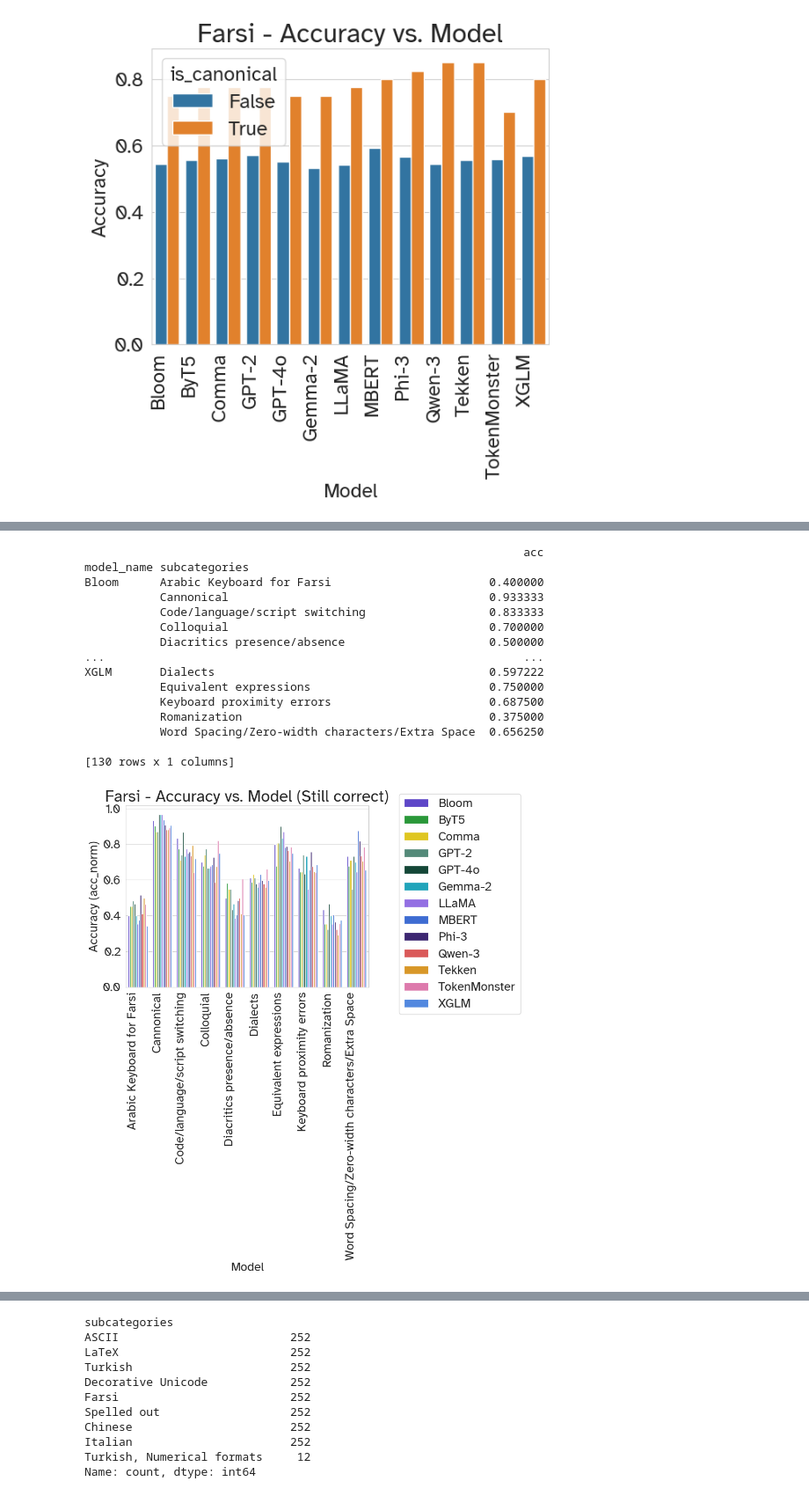
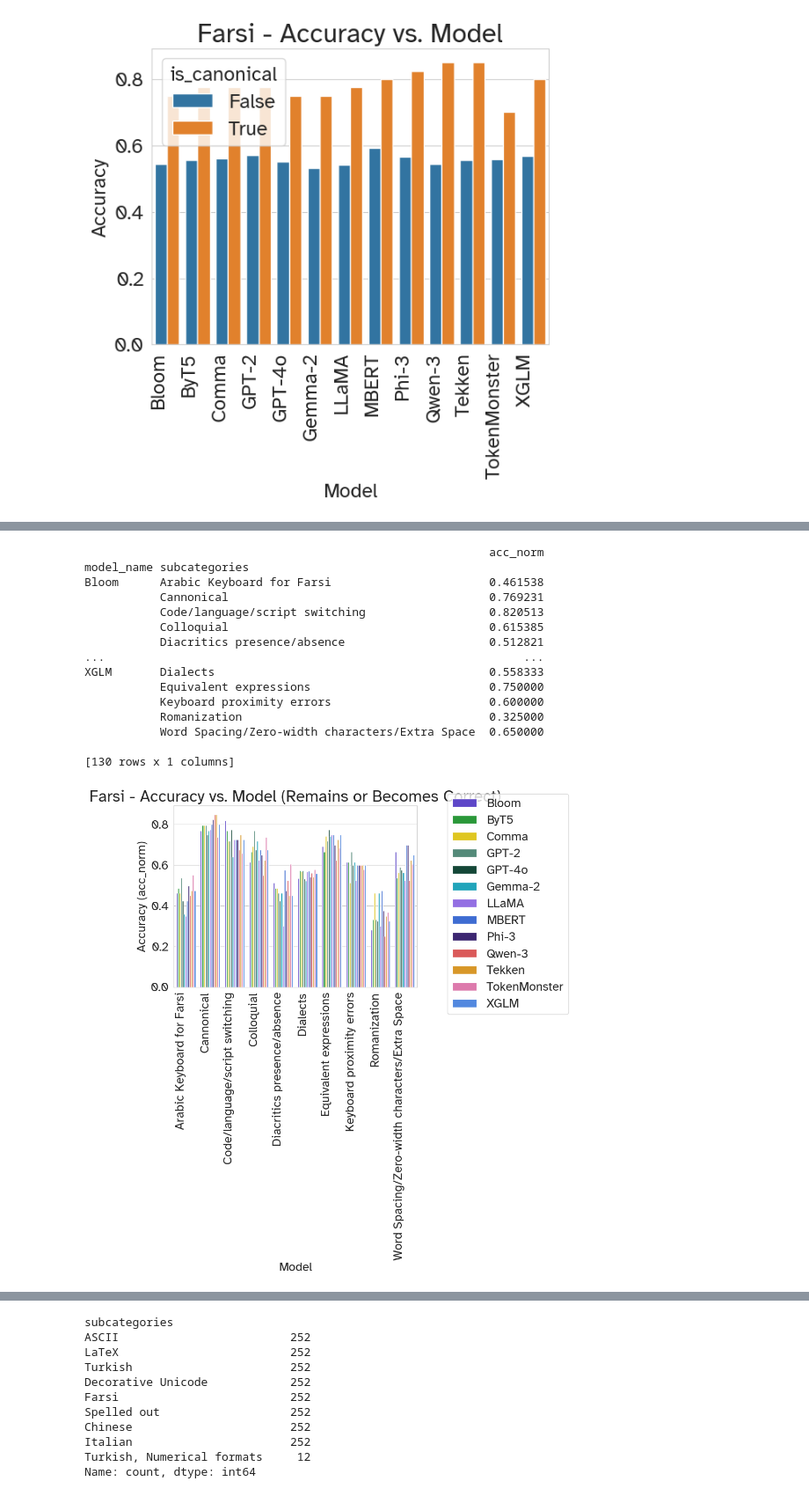
Before and after one commit to r-three/Tokenizers, a Jupyter notebook: notebooks/paper-benchmark-plots.ipynb, the cells around one changed output, grey strips where cells are left out. Shown at 88% size. Saved outputs shown, nothing was run; the diff lists cells and outputs as text; code cells hidden in the pictures.

Commit message:
Added remains or becomes correct; added flipped to correct

```diff
--- a/notebooks/paper-benchmark-plots.ipynb
+++ b/notebooks/paper-benchmark-plots.ipynb
@@ -78,11 +177,24 @@ len(pred_files), pred_files[:5]
   PosixPath('/Users/gsaltintas/code/phd/tokenizers/results/paper-v2/r-three__supertoken_models-llama_facebook-xglm-564M/samples_farsi_tokenizer_robustness_completion_keyboard_proximity_errors_2025-09- ...
   PosixPath('/Users/gsaltintas/code/phd/tokenizers/results/paper-v2/r-three__supertoken_models-llama_facebook-xglm-564M/samples_farsi_tokenizer_robustness_completion_equivalent_expressions_2025-09-14T ...
 # %%
-all_samples = load_all_samples(base_dir, patterns=[code_pattern], flatten_doc=True, match_date=False, simplify_df=True)
-all_samples["is_canonical"] = all_samples["variation_id"].apply(lambda x: str(x).split(".")[1]) == "0"
+all_samples = load_all_samples(
+    base_dir,
+    patterns=[code_pattern],
+    flatten_doc=True,
+    match_date=False,
+    simplify_df=True,
+)
+all_samples["is_canonical"] = (
+    all_samples["variation_id"].apply(lambda x: str(x).split(".")[1]) == "0"
+)
 all_samples = all_samples[all_samples["subcategories"] != "Turkish, Numerical formats"]
 
-samples, canonical_df, perturbed_df = get_canonical_and_perturbed_df(all_samples, only_keep_canonical_true=True)
+samples, canonical_df, perturbed_df = get_canonical_and_perturbed_df(
+    all_samples,
+    only_keep_canonical_true=only_keep_canonical_true,
+    keep_remains_or_becomes_correct=keep_remains_or_becomes_correct,
+    only_keep_perturbed_true=only_keep_perturbed_true,
+)
 
 samples.head()
 samples["subcategories"].value_counts()
@@ -229,38 +343,41 @@ print(accuracies_by_model)
 # %%
 from xarch_tokenizers.logging.plot_utils import MODEL_TO_COLOR
 
 accuracies_by_model = samples.pivot_table(
-    index=["model_name", "subcategories"], values="acc", aggfunc="mean"
+    index=["model_name", "subcategories"], values=METRIC, aggfunc="mean"
 )
-accuracies_by_model
-sns.barplot(accuracies_by_model, x="subcategories", y="acc", hue="model_name",
-            # palette="viridis",
-              palette=MODEL_TO_COLOR
-              )
+sns.barplot(
+    accuracies_by_model,
+    x="subcategories",
+    y=METRIC,
+    hue="model_name",
+    # palette="viridis",
+    palette=MODEL_TO_COLOR,
+)
 plt.xticks(rotation=90, ha="right")
 plt.xlabel("Model")
 plt.ylabel(f"Accuracy ({METRIC})")
-plt.title(f"{title_pattern}Accuracy vs. Model (Still correct)")
+plt.title(f"{title_pattern}Accuracy vs. Model {suffix}")
 plt.legend(bbox_to_anchor=(1.1, 1.1))
 
 print(accuracies_by_model)
 # %% [output]
-                                                                acc
+                                                           acc_norm
 model_name subcategories
-Bloom      Arabic Keyboard for Farsi                       0.400000
-           Cannonical                                      0.933333
-           Code/language/script switching                  0.833333
-           Colloquial                                      0.700000
-           Diacritics presence/absence                     0.500000
+Bloom      Arabic Keyboard for Farsi                       0.461538
+           Cannonical                                      0.769231
+           Code/language/script switching                  0.820513
+           Colloquial                                      0.615385
+           Diacritics presence/absence                     0.512821
 ...                                                             ...
-XGLM       Dialects                                        0.597222
+XGLM       Dialects                                        0.558333
            Equivalent expressions                          0.750000
-           Keyboard proximity errors                       0.687500
-           Romanization                                    0.375000
-           Word Spacing/Zero-width characters/Extra Space  0.656250
+           Keyboard proximity errors                       0.600000
+           Romanization                                    0.325000
+           Word Spacing/Zero-width characters/Extra Space  0.650000
 
 [130 rows x 1 columns]
-[figure, old version]
+[figure, new version]
 # %%
 from xarch_tokenizers.logging.plot_utils import MODEL_TO_COLOR
 
```
Also changed, not shown: parts of 10 cells of this notebook.
